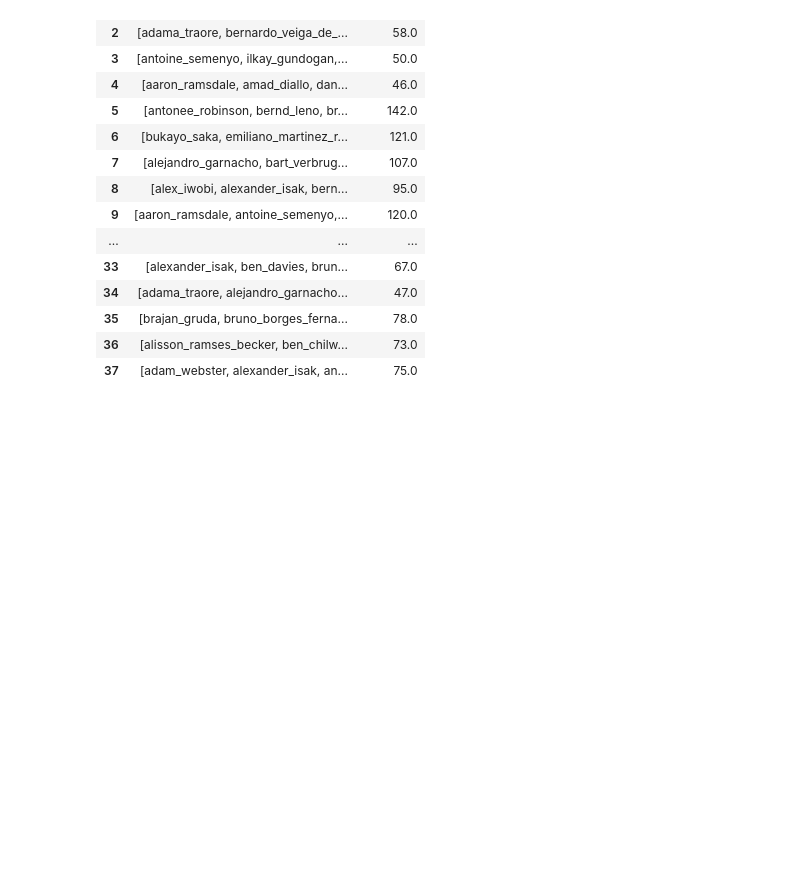
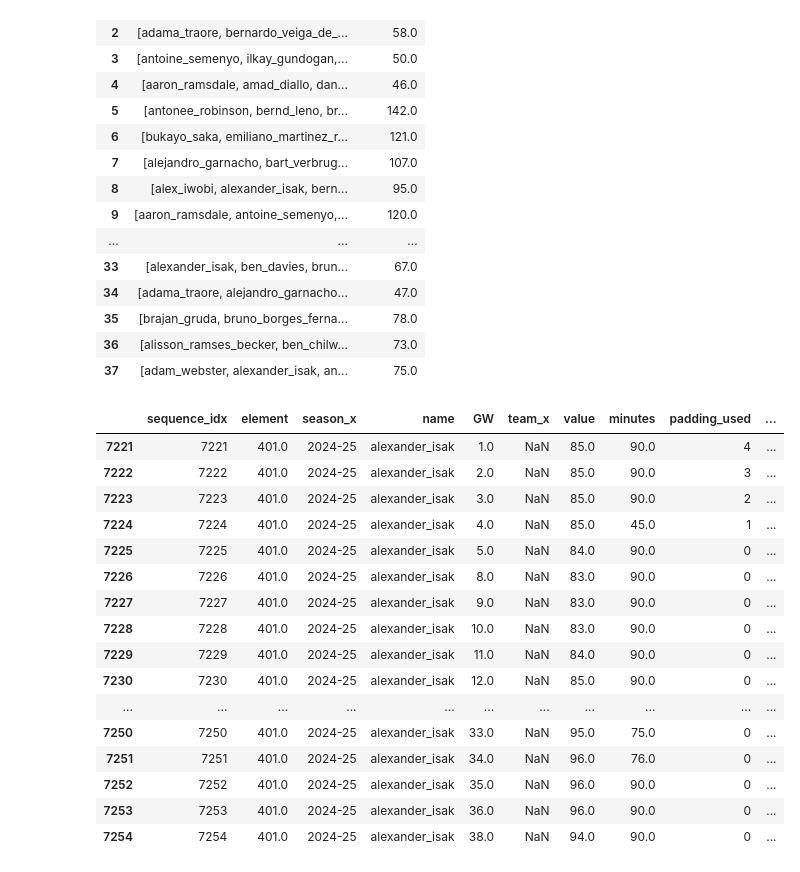
Before and after one commit to bragehs/FPL_forecast, a Jupyter notebook: predictor/run_simulation.ipynb, the cells around one changed output. Cells and saved outputs as stored; diff of their text form; code cells hidden in the pictures; blank space fills up the shorter version.

```diff
--- a/predictor/run_simulation.ipynb
+++ b/predictor/run_simulation.ipynb
@@ -365,26 +365,9 @@ def make_predicted_table(y_test, y_pred, gw_df):
     predictions_df['predicted'] = y_pred
     #predictions_df = predictions_df[predictions_df['minutes'] > 0]  # filter out players who did not play
     predictions_df.rename(columns={'prediction_gw': 'GW'}, inplace=True)
-    gameweek_1 = gw_df[gw_df['GW'] == 1][['name', 'total_points', 'value', 'GW', 'element', 'season_x', 'team_x', 'minutes', 'position_encoded', 'last_1_goals_scored']].copy()
-    gameweek_1 = gameweek_1[gameweek_1['minutes'] > 0]  # filter out players who did not play
 
-    # Add the missing columns to match predictions_df structure
-    gameweek_1['actual'] = gameweek_1['total_points']
-    gameweek_1['predicted'] = np.nan
-    gameweek_1['sequence_idx'] = np.nan  # No sequence for GW1
-    gameweek_1['padding_used'] = np.nan  # No padding info for GW1
-
-    # Reorder columns to match predictions_df
-    gameweek_1 = gameweek_1[['sequence_idx', 'element', 'season_x', 'name', 'GW', 'team_x', 'value', 'minutes', 'padding_used', 'actual', 'predicted', 'last_1_goals_scored', 'position_encoded']]
-
-    # Combine with existing predictions_df
-    predictions_df_complete = pd.concat([gameweek_1, predictions_df], ignore_index=True)
-
-    # Sort by player and gameweek for better organization
-    predictions_df_complete = predictions_df_complete.sort_values(['name', 'GW']).reset_index(drop=True)
 
     # Update the predictions_df reference
-    predictions_df = predictions_df_complete
     predictions_df = predictions_df.drop_duplicates(subset=['name', 'GW'], keep='last')
 
     return predictions_df
@@ -906,0 +873,21 @@ scores
+# %%
+example_df = predicted_df[predicted_df['name'] == 'alexander_isak']
+example_df
+# %% [output]
+|  | sequence_idx | element | season_x | name | GW | team_x | value | minutes | padding_used | ... |
+| 7221 | 7221 | 401.0 | 2024-25 | alexander_isak | 1.0 | NaN | 85.0 | 90.0 | 4 | ... |
+| 7222 | 7222 | 401.0 | 2024-25 | alexander_isak | 2.0 | NaN | 85.0 | 90.0 | 3 | ... |
+| 7223 | 7223 | 401.0 | 2024-25 | alexander_isak | 3.0 | NaN | 85.0 | 90.0 | 2 | ... |
+| 7224 | 7224 | 401.0 | 2024-25 | alexander_isak | 4.0 | NaN | 85.0 | 45.0 | 1 | ... |
+| 7225 | 7225 | 401.0 | 2024-25 | alexander_isak | 5.0 | NaN | 84.0 | 90.0 | 0 | ... |
+| 7226 | 7226 | 401.0 | 2024-25 | alexander_isak | 8.0 | NaN | 83.0 | 90.0 | 0 | ... |
+| 7227 | 7227 | 401.0 | 2024-25 | alexander_isak | 9.0 | NaN | 83.0 | 90.0 | 0 | ... |
+| 7228 | 7228 | 401.0 | 2024-25 | alexander_isak | 10.0 | NaN | 83.0 | 90.0 | 0 | ... |
+| 7229 | 7229 | 401.0 | 2024-25 | alexander_isak | 11.0 | NaN | 84.0 | 90.0 | 0 | ... |
+| 7230 | 7230 | 401.0 | 2024-25 | alexander_isak | 12.0 | NaN | 85.0 | 90.0 | 0 | ... |
+| ... | ... | ... | ... | ... | ... | ... | ... | ... | ... | ... |
+| 7250 | 7250 | 401.0 | 2024-25 | alexander_isak | 33.0 | NaN | 95.0 | 75.0 | 0 | ... |
+| 7251 | 7251 | 401.0 | 2024-25 | alexander_isak | 34.0 | NaN | 96.0 | 76.0 | 0 | ... |
+| 7252 | 7252 | 401.0 | 2024-25 | alexander_isak | 35.0 | NaN | 96.0 | 90.0 | 0 | ... |
+| 7253 | 7253 | 401.0 | 2024-25 | alexander_isak | 36.0 | NaN | 96.0 | 90.0 | 0 | ... |
+| 7254 | 7254 | 401.0 | 2024-25 | alexander_isak | 38.0 | NaN | 94.0 | 90.0 | 0 | ... |
```
Also changed, not shown: parts of 5 cells of this notebook.
